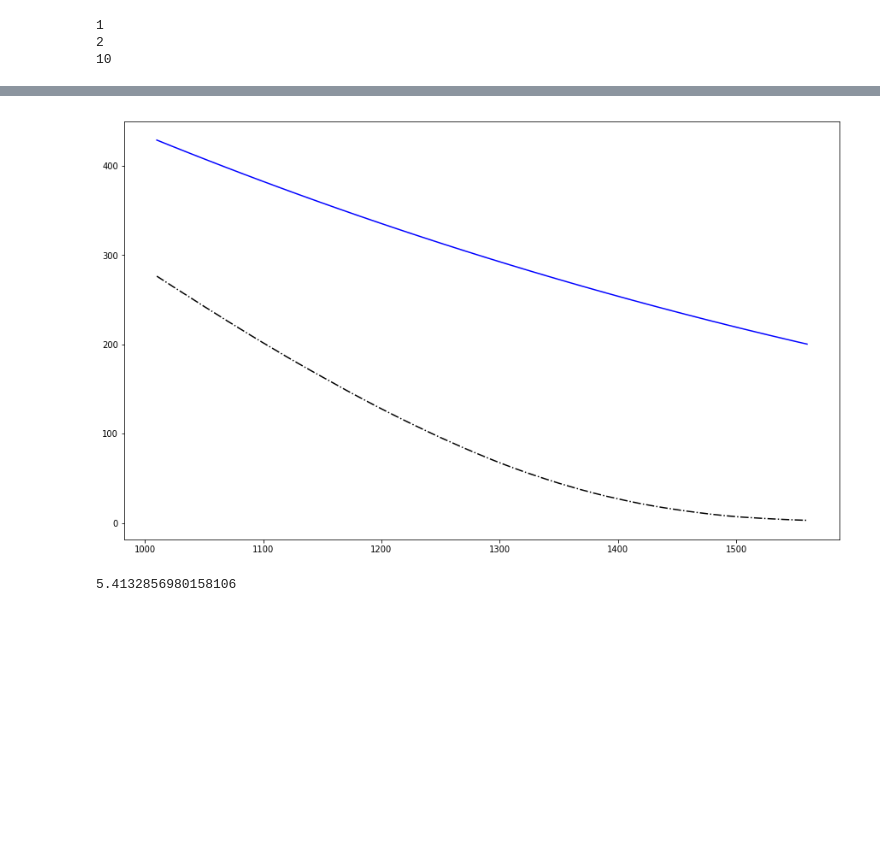
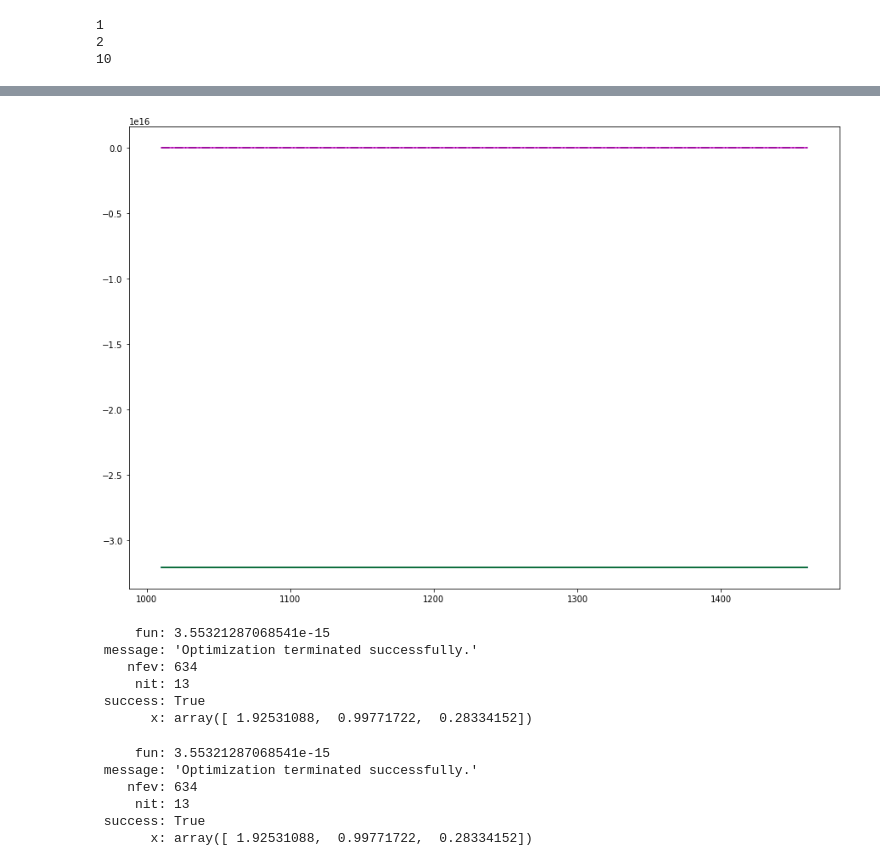
Before and after one commit to shvimas/diploma, a Jupyter notebook: src/vg.ipynb, the cells around one changed output, grey strips where cells are left out. Saved outputs shown, nothing was run; the diff lists cells and outputs as text; code cells hidden in the pictures; blank space fills up the shorter version.

```diff
--- a/src/vg.ipynb
+++ b/src/vg.ipynb
@@ -13,10 +25,13 @@ pl.rcParams["figure.figsize"] = (15, 9)
 # %%
-pl.rcParams["figure.figsize"] = (15, 9)
+pl.rcParams["figure.figsize"] = (15, 10)
 # %%
 try:
-    data, info = read_data("../SPH2_031612.csv")
+    data, info = dh.read_data("../SPH2_031612.csv")
 except FileNotFoundError:
-    data, info = read_data("SPH2_031612.csv")
+    data, info = dh.read_data("SPH2_031612.csv")
+# %%
+
+data, info = dh.prepare_data(data=data, info=info)
 # %%
 day = 0
 rate = .03
@@ -27,9 +42,6 @@ is_call = True
 strikes = data.strikes[is_call][day]
 prices = data.prices[is_call][day]
 
-strikes = strikes[:-10]
-prices = prices[:-10]
-
 args = (spot, strikes, maturity, rate, q, is_call)
 # %%
 nu_range = Range(min=.01, max=1, num=1)
@@ -56,13 +87,8 @@ for params in pars:
 # %%
 p = pl.plot(  # *predicted,
             strikes, prices, "k-.",
-            strikes, vg.price_vg(pars=(0.580731040769, -0.613774399464, 0.491925563758), args=args), "b")
+            strikes, vg.price_vg(pars=(1.9242924, 0.85896911, 0.65368481), args=args), "b",
+            strikes, vg.price_vg(pars=(1.99975261, -0.0975597, 0.13875441), args=args), "m",
+            strikes, vg.price_vg(pars=(1.92531088, 0.99771722, 0.28334152), args=args), "g")
 # %% [output]
-[figure, old version]
+[figure, new version]
-# %%
-from optimization import robust_mean_ratio
-
-robust_mean_ratio(vg.price_vg(pars=(0.617978709269, 0.209866849981, 0.280712720301), args=args),
-                  prices)
-# %% [output]
-5.4132856980158106
@@ -68,0 +108,22 @@ robust_mean_ratio(vg.price_vg(pars=(0.617978709269, 0.209866849981, 0.2807127203
+# %%
+res2 = mo.tune_model(args=EvalArgs.from_tuple(args), metric='mean ratio', model='vg',
+                     prices=data.prices[is_call][day], bounds=mo.par_bounds['vg'])
+res2
+# %% [output]
+     fun: 3.55321287068541e-15
+ message: 'Optimization terminated successfully.'
+    nfev: 634
+     nit: 13
+ success: True
+       x: array([ 1.92531088,  0.99771722,  0.28334152])
+# %%
+res3 = mo.tune_model(args=EvalArgs.from_tuple(args), metric='RMR', model='vg',
+                     prices=data.prices[is_call][day], bounds=mo.par_bounds['vg'])
+res3
+# %% [output]
+     fun: 3.55321287068541e-15
+ message: 'Optimization terminated successfully.'
+    nfev: 634
+     nit: 13
+ success: True
+       x: array([ 1.92531088,  0.99771722,  0.28334152])
```
Also changed, not shown: parts of 19 cells of this notebook, 9 other files.
